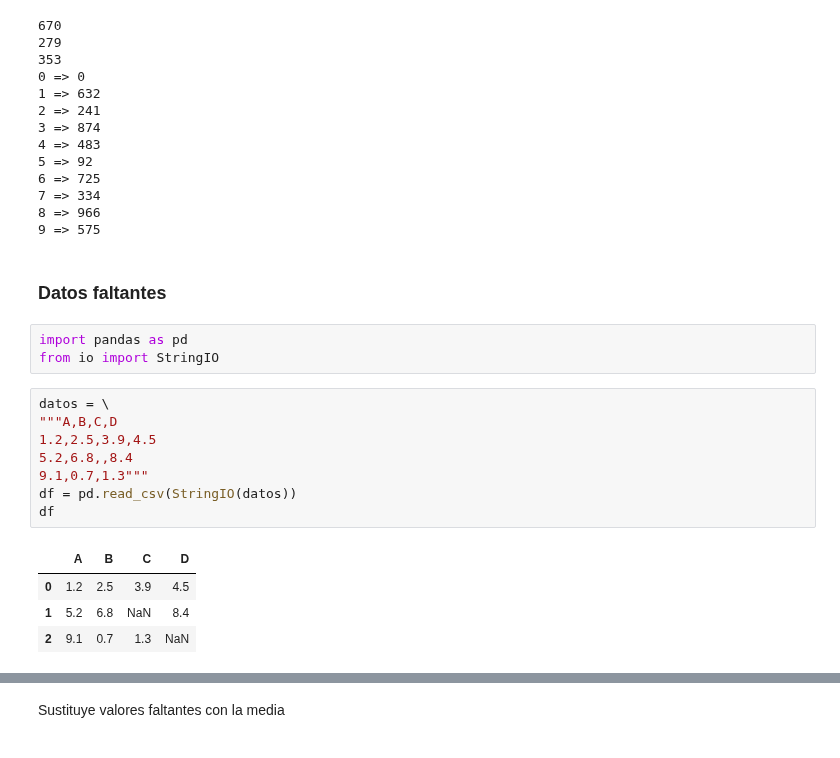
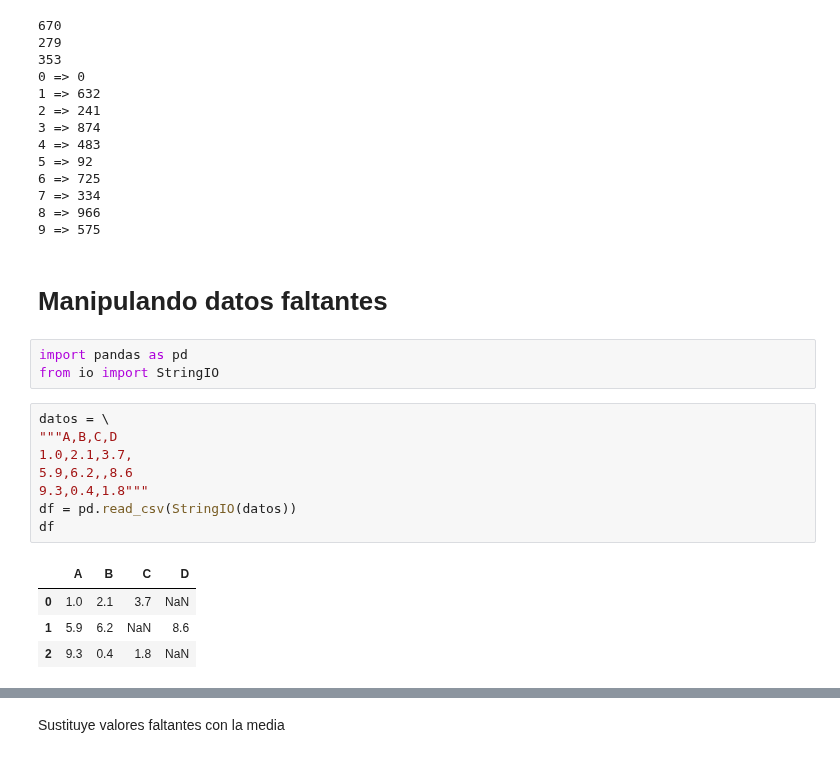
Before and after one commit to emilianodesu/LCD-5Sem-2025-1, a Jupyter notebook: PPCD/Reduccion de datos/06Sep.ipynb, the cells around one changed output, grey strips where cells are left out. Saved outputs shown, nothing was run; the diff lists cells and outputs as text.

```diff
--- a/PPCD/Reduccion de datos/06Sep.ipynb
+++ b/PPCD/Reduccion de datos/06Sep.ipynb
@@ -87,23 +105,23 @@ for i in range(10):
 8 => 966
 9 => 575
 # %% [markdown]
-### Datos faltantes
+# Manipulando datos faltantes
 # %%
 import pandas as pd
 from io import StringIO
 # %%
 datos = \
 """A,B,C,D
-1.2,2.5,3.9,4.5
-5.2,6.8,,8.4
-9.1,0.7,1.3"""
+1.0,2.1,3.7,
+5.9,6.2,,8.6
+9.3,0.4,1.8"""
 df = pd.read_csv(StringIO(datos))
 df
 # %% [output]
 |  | A | B | C | D |
-| 0 | 1.2 | 2.5 | 3.9 | 4.5 |
-| 1 | 5.2 | 6.8 | NaN | 8.4 |
-| 2 | 9.1 | 0.7 | 1.3 | NaN |
+| 0 | 1.0 | 2.1 | 3.7 | NaN |
+| 1 | 5.9 | 6.2 | NaN | 8.6 |
+| 2 | 9.3 | 0.4 | 1.8 | NaN |
 # %%
 df.isnull().sum()
 # %% [output]
```
Also changed, not shown: parts of 23 cells of this notebook, 2 other files.
